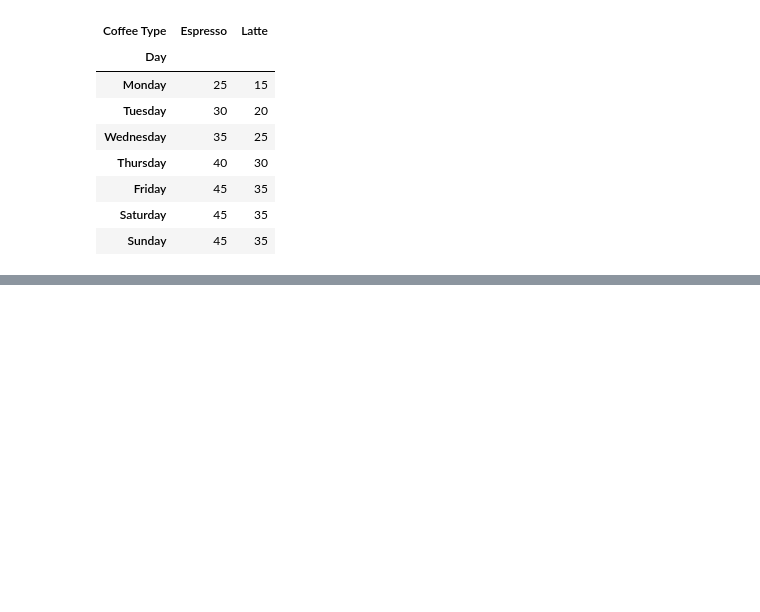
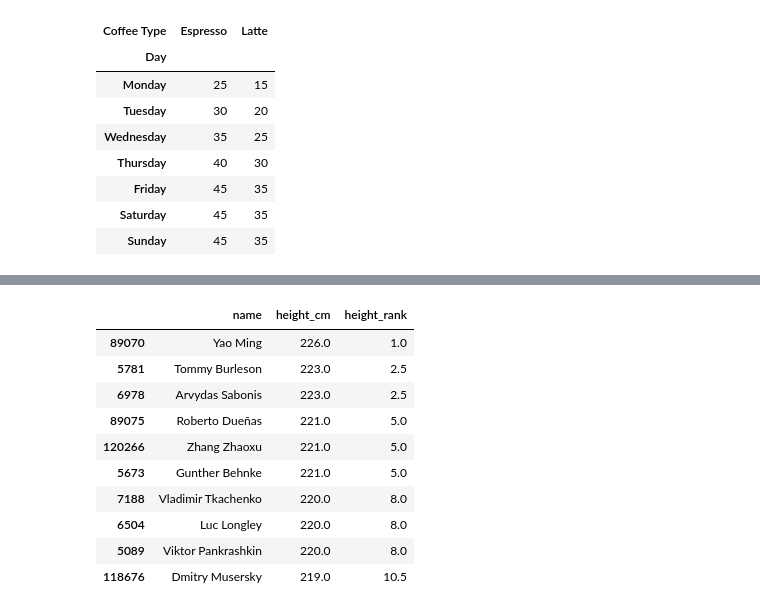
Before and after one commit to akshayupadhayay/pandas, a Jupyter notebook: notebooks/operations.ipynb, the cells around one changed output, grey strips where cells are left out. Cells and saved outputs as stored; diff of their text form; code cells hidden in the pictures; blank space fills up the shorter version.

```diff
--- a/notebooks/operations.ipynb
+++ b/notebooks/operations.ipynb
@@ -930,0 +958,6 @@ pivot
+# %%
+# to convert the 'born_date' column to a datetime object and then group the data by the year of birth and count the number of athletes born in each year.
+# Finally, we are sorting the result by the count of athletes in descending order.
+# `reset_index()` is used to convert the Series returned by groupby into a DataFrame, and `sort_values()` is used to sort the DataFrame by the 'athlete_id' column in descending order.
+bios['born_date'] = pd.to_datetime(bios['born_date'])
+bios.groupby(bios['born_date'].dt.year)['athlete_id'].count().reset_index().sort_values('athlete_id', ascending=False)
@@ -930,0 +1033,18 @@ pivot
+# %%
+# to rank the athletes based on their height in centimeters and create a new column 'height_rank' that contains the rank of each athlete.
+# The rank() method is used to assign a rank to each value in the 'height_cm
+# The two athletes with height 223 occupy positions 2 and 3. Their rank is: (2 + 3) / 2 = 2.5
+bios['height_rank'] = bios['height_cm'].rank(ascending=False)
+bios.sort_values(['height_rank'])[['name', 'height_cm', 'height_rank']].head(10)
+# %% [output]
+|  | name | height_cm | height_rank |
+| 89070 | Yao Ming | 226.0 | 1.0 |
+| 5781 | Tommy Burleson | 223.0 | 2.5 |
+| 6978 | Arvydas Sabonis | 223.0 | 2.5 |
+| 89075 | Roberto Dueñas | 221.0 | 5.0 |
+| 120266 | Zhang Zhaoxu | 221.0 | 5.0 |
+| 5673 | Gunther Behnke | 221.0 | 5.0 |
+| 7188 | Vladimir Tkachenko | 220.0 | 8.0 |
+| 6504 | Luc Longley | 220.0 | 8.0 |
+| 5089 | Viktor Pankrashkin | 220.0 | 8.0 |
+| 118676 | Dmitry Musersky | 219.0 | 10.5 |
```
Also changed, not shown: parts of 8 cells of this notebook.
